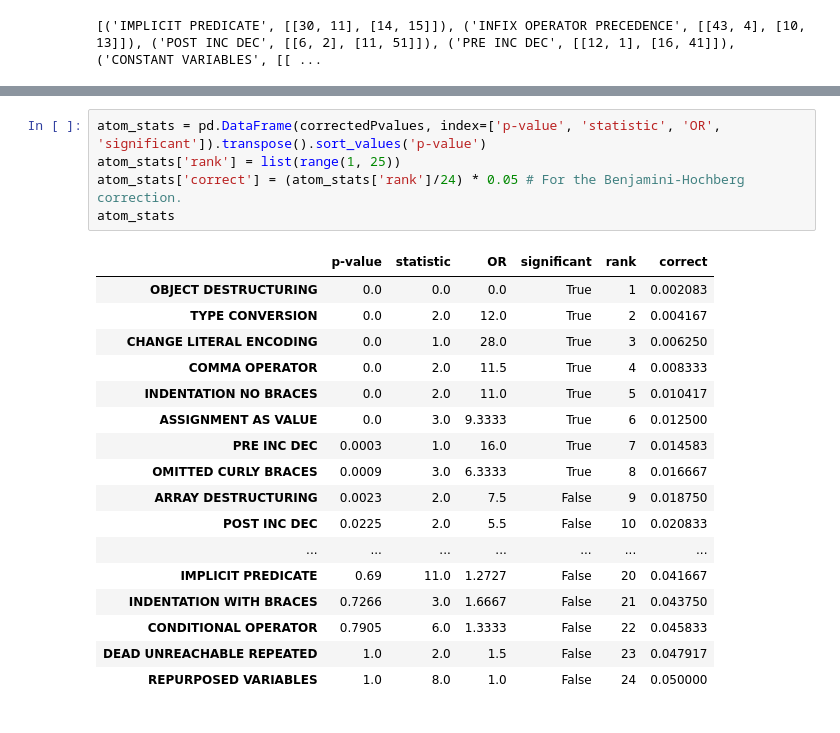
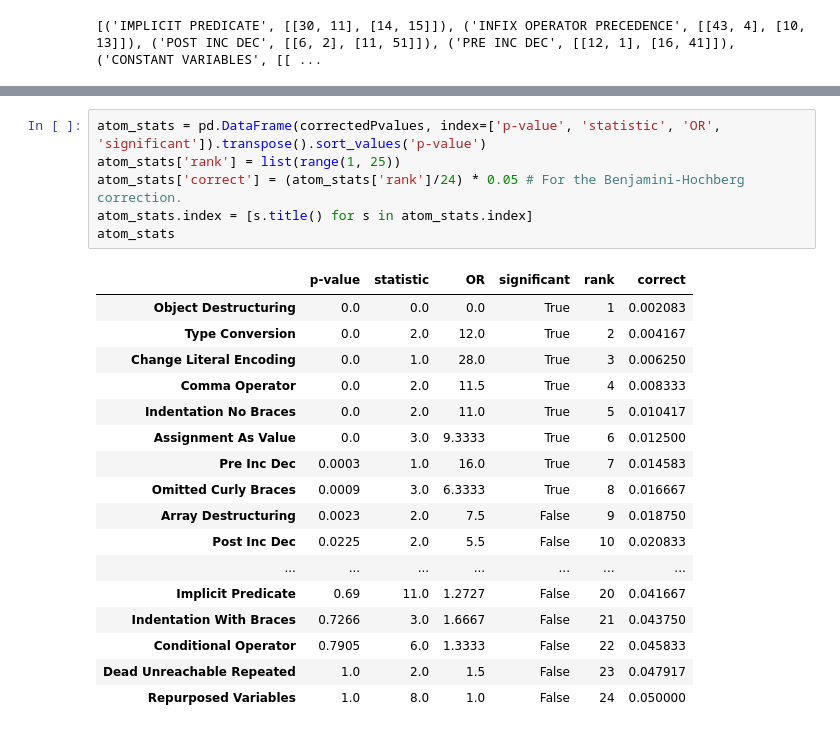
Before and after one commit to rbonifacio/AtomsJS, a Jupyter notebook: Repeated Measures Study.ipynb, the cells around one changed output, grey strips where cells are left out. Cells and saved outputs as stored; diff of their text form.

```diff
--- a/Repeated Measures Study.ipynb
+++ b/Repeated Measures Study.ipynb
@@ -219,23 +228,24 @@ Corrected alpha: 0.0020833333333333333
 # %%
 atom_stats = pd.DataFrame(correctedPvalues, index=['p-value', 'statistic', 'OR', 'significant']).transpose().sort_values('p-value')
 atom_stats['rank'] = list(range(1, 25))
 atom_stats['correct'] = (atom_stats['rank']/24) * 0.05 # For the Benjamini-Hochberg correction.
+atom_stats.index = [s.title() for s in atom_stats.index]
 atom_stats
 # %% [output]
 |  | p-value | statistic | OR | significant | rank | correct |
-| OBJECT DESTRUCTURING | 0.0 | 0.0 | 0.0 | True | 1 | 0.002083 |
-| TYPE CONVERSION | 0.0 | 2.0 | 12.0 | True | 2 | 0.004167 |
-| CHANGE LITERAL ENCODING | 0.0 | 1.0 | 28.0 | True | 3 | 0.006250 |
-| COMMA OPERATOR | 0.0 | 2.0 | 11.5 | True | 4 | 0.008333 |
-| INDENTATION NO BRACES | 0.0 | 2.0 | 11.0 | True | 5 | 0.010417 |
-| ASSIGNMENT AS VALUE | 0.0 | 3.0 | 9.3333 | True | 6 | 0.012500 |
-| PRE INC DEC | 0.0003 | 1.0 | 16.0 | True | 7 | 0.014583 |
-| OMITTED CURLY BRACES | 0.0009 | 3.0 | 6.3333 | True | 8 | 0.016667 |
-| ARRAY DESTRUCTURING | 0.0023 | 2.0 | 7.5 | False | 9 | 0.018750 |
-| POST INC DEC | 0.0225 | 2.0 | 5.5 | False | 10 | 0.020833 |
+| Object Destructuring | 0.0 | 0.0 | 0.0 | True | 1 | 0.002083 |
+| Type Conversion | 0.0 | 2.0 | 12.0 | True | 2 | 0.004167 |
+| Change Literal Encoding | 0.0 | 1.0 | 28.0 | True | 3 | 0.006250 |
+| Comma Operator | 0.0 | 2.0 | 11.5 | True | 4 | 0.008333 |
+| Indentation No Braces | 0.0 | 2.0 | 11.0 | True | 5 | 0.010417 |
+| Assignment As Value | 0.0 | 3.0 | 9.3333 | True | 6 | 0.012500 |
+| Pre Inc Dec | 0.0003 | 1.0 | 16.0 | True | 7 | 0.014583 |
+| Omitted Curly Braces | 0.0009 | 3.0 | 6.3333 | True | 8 | 0.016667 |
+| Array Destructuring | 0.0023 | 2.0 | 7.5 | False | 9 | 0.018750 |
+| Post Inc Dec | 0.0225 | 2.0 | 5.5 | False | 10 | 0.020833 |
 | ... | ... | ... | ... | ... | ... | ... |
-| IMPLICIT PREDICATE | 0.69 | 11.0 | 1.2727 | False | 20 | 0.041667 |
-| INDENTATION WITH BRACES | 0.7266 | 3.0 | 1.6667 | False | 21 | 0.043750 |
-| CONDITIONAL OPERATOR | 0.7905 | 6.0 | 1.3333 | False | 22 | 0.045833 |
-| DEAD UNREACHABLE REPEATED | 1.0 | 2.0 | 1.5 | False | 23 | 0.047917 |
-| REPURPOSED VARIABLES | 1.0 | 8.0 | 1.0 | False | 24 | 0.050000 |
+| Implicit Predicate | 0.69 | 11.0 | 1.2727 | False | 20 | 0.041667 |
+| Indentation With Braces | 0.7266 | 3.0 | 1.6667 | False | 21 | 0.043750 |
+| Conditional Operator | 0.7905 | 6.0 | 1.3333 | False | 22 | 0.045833 |
+| Dead Unreachable Repeated | 1.0 | 2.0 | 1.5 | False | 23 | 0.047917 |
+| Repurposed Variables | 1.0 | 8.0 | 1.0 | False | 24 | 0.050000 |
```
Also changed, not shown: parts of 12 cells of this notebook, 21 other files.
